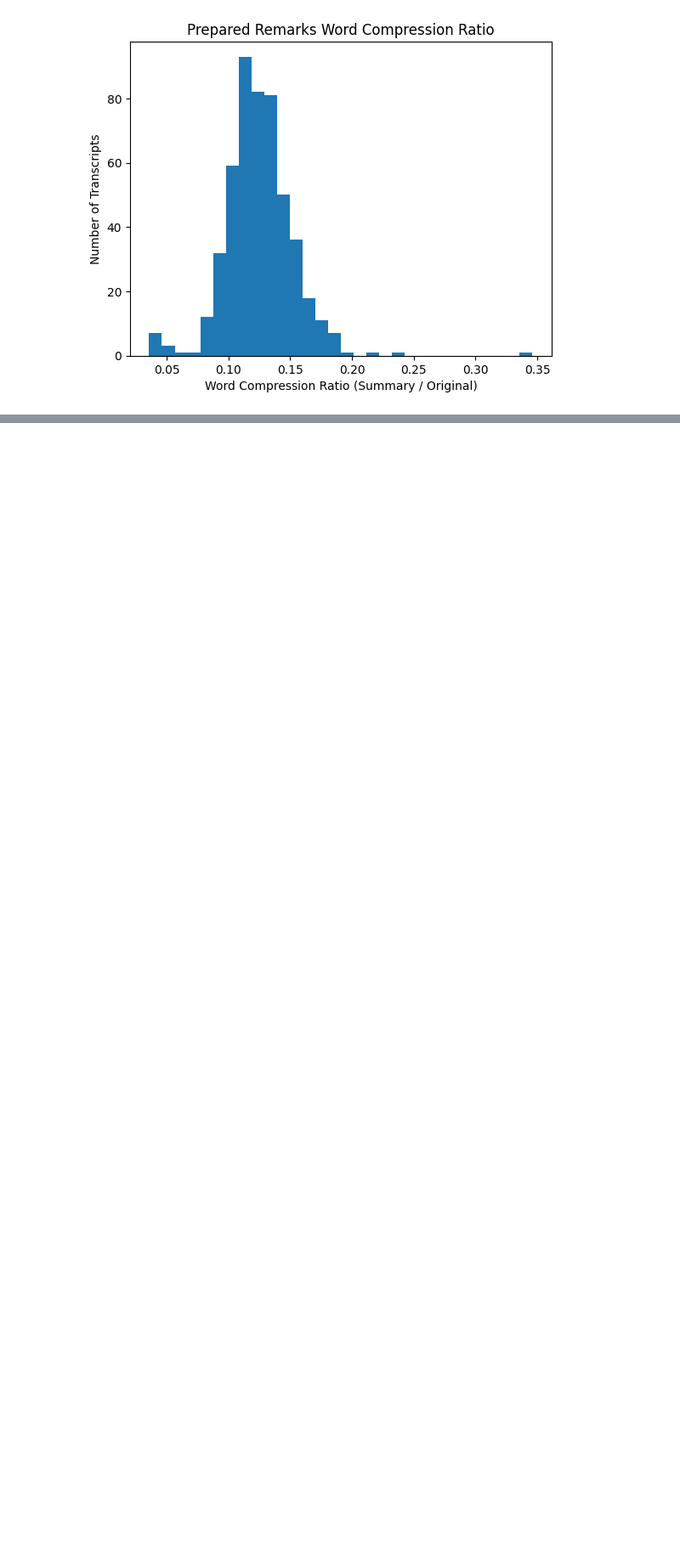
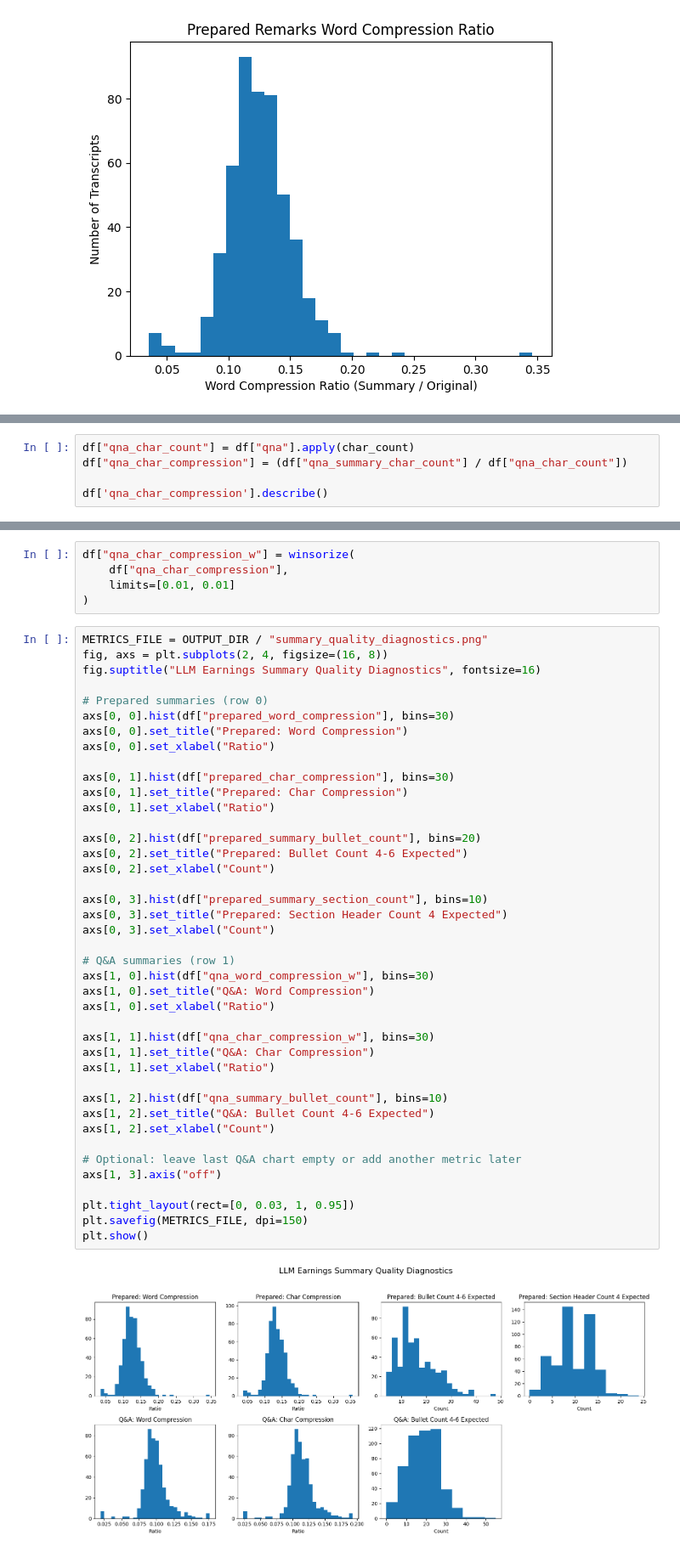
Before and after one commit to Seaner71/earnings-call-nlp, a Jupyter notebook: notebooks/03_summary_validation_analysis.ipynb, the cells around one changed output, grey strips where cells are left out. Shown at 85% size. Drawn from its saved outputs; the diff is of its cells as text; blank space fills up the shorter version.

Commit message:
complete quality metrics

```diff
--- a/notebooks/03_summary_validation_analysis.ipynb
+++ b/notebooks/03_summary_validation_analysis.ipynb
@@ -263,0 +304,5 @@ plt.show()
+# %%
+df["qna_char_count"] = df["qna"].apply(char_count)
+df["qna_char_compression"] = (df["qna_summary_char_count"] / df["qna_char_count"])
+
+df['qna_char_compression'].describe()
@@ -263,0 +319,48 @@ plt.show()
+# %%
+df["qna_char_compression_w"] = winsorize(
+    df["qna_char_compression"],
+    limits=[0.01, 0.01]
+)
+# %%
+METRICS_FILE = OUTPUT_DIR / "summary_quality_diagnostics.png"
+fig, axs = plt.subplots(2, 4, figsize=(16, 8))
+fig.suptitle("LLM Earnings Summary Quality Diagnostics", fontsize=16)
+
+# Prepared summaries (row 0)
+axs[0, 0].hist(df["prepared_word_compression"], bins=30)
+axs[0, 0].set_title("Prepared: Word Compression")
+axs[0, 0].set_xlabel("Ratio")
+
+axs[0, 1].hist(df["prepared_char_compression"], bins=30)
+axs[0, 1].set_title("Prepared: Char Compression")
+axs[0, 1].set_xlabel("Ratio")
+
+axs[0, 2].hist(df["prepared_summary_bullet_count"], bins=20)
+axs[0, 2].set_title("Prepared: Bullet Count 4-6 Expected")
+axs[0, 2].set_xlabel("Count")
+
+axs[0, 3].hist(df["prepared_summary_section_count"], bins=10)
+axs[0, 3].set_title("Prepared: Section Header Count 4 Expected")
+axs[0, 3].set_xlabel("Count")
+
+# Q&A summaries (row 1)
+axs[1, 0].hist(df["qna_word_compression_w"], bins=30)
+axs[1, 0].set_title("Q&A: Word Compression")
+axs[1, 0].set_xlabel("Ratio")
+
+axs[1, 1].hist(df["qna_char_compression_w"], bins=30)
+axs[1, 1].set_title("Q&A: Char Compression")
+axs[1, 1].set_xlabel("Ratio")
+
+axs[1, 2].hist(df["qna_summary_bullet_count"], bins=10)
+axs[1, 2].set_title("Q&A: Bullet Count 4-6 Expected")
+axs[1, 2].set_xlabel("Count")
+
+# Optional: leave last Q&A chart empty or add another metric later
+axs[1, 3].axis("off")
+
+plt.tight_layout(rect=[0, 0.03, 1, 0.95])
+plt.savefig(METRICS_FILE, dpi=150)
+plt.show()
+# %% [output]
+[figure, added]
```
Also changed, not shown: parts of 29 cells of this notebook.
